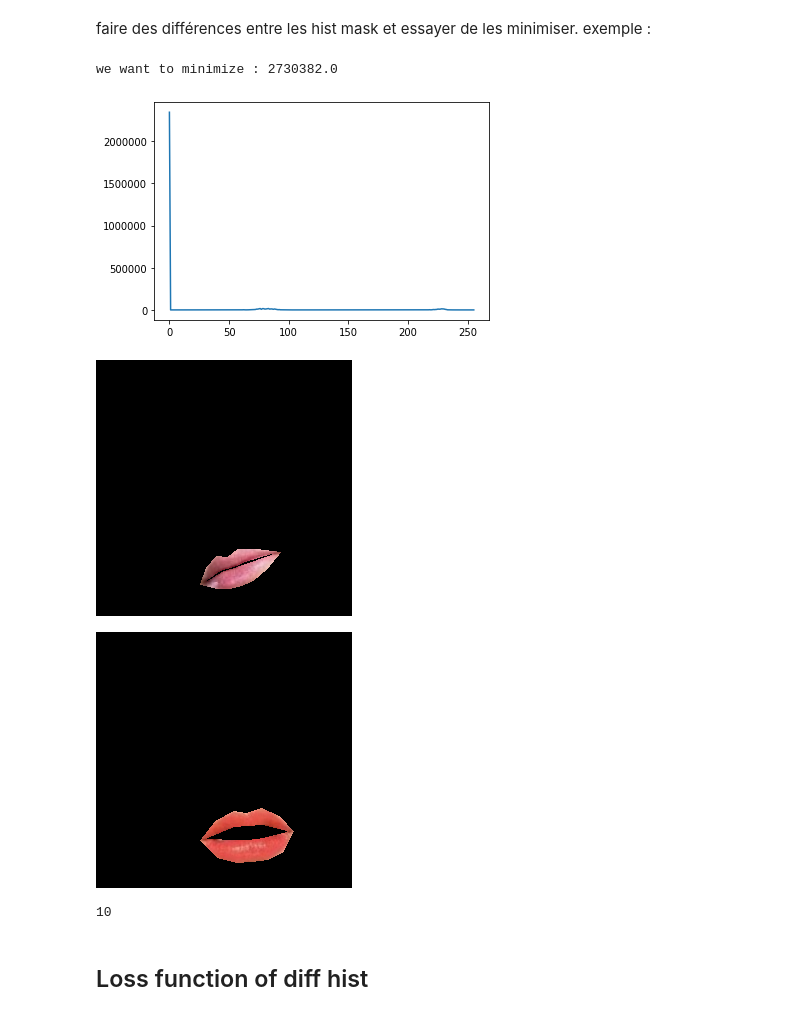
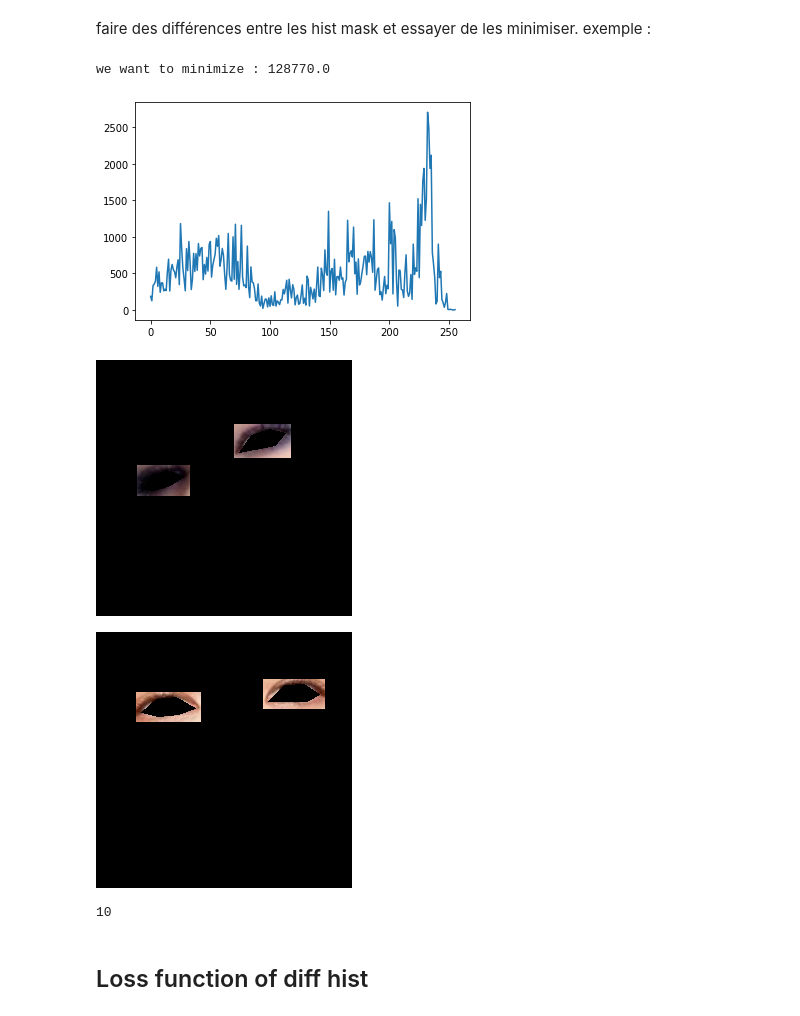
Before and after one commit to songo-l/projet-bmdata, a Jupyter notebook: test_visage.ipynb, the cells around one changed output. Drawn from its saved outputs; the diff is of its cells as text; code cells hidden in the pictures.

Commit message:
Update test_visage.ipynb
add hist_loss

```diff
--- a/test_visage.ipynb
+++ b/test_visage.ipynb
@@ -238,25 +238,33 @@ cv2_imshow(image1)
 faire des différences entre les hist mask et essayer de les minimiser.
 exemple :
 # %%
-# faire des différences entre les mask et essayer de les minimiser
-hist3channels_1 = calc_hist3(lip_mask1_color)
-hist3channels_2 = calc_hist3(lip_mask2_color)
+
 def calc_diff(hist3channels_1,hist3channels_2) :
   return  (hist3channels_1[0] - hist3channels_2[0])**2+(hist3channels_1[1]- hist3channels_2[1])**2+ (hist3channels_1[2] -  hist3channels_2[2])**2
-plt.plot(calc_diff(hist3channels_1,hist3channels_2))
 
-
-print("we want to minimize :",np.sum(calc_diff(hist3channels_1,hist3channels_2)))
+def loss_hist(hist3channels_1,hist3channels_2):
+  diff_hist = np.sum(calc_diff(hist3channels_1,hist3channels_2))
+  tf_hist = tf.convert_to_tensor(diff_hist)
+  return(calc_diff(hist3channels_1,hist3channels_2)
-# %% [output]
-we want to minimize : 2730382.0
-[figure, removed]
+# %%
+# faire des différences entre les mask et essayer de les minimiser
+hist3channels_1 = calc_hist3(eye_mask1_color)
+hist3channels_2 = calc_hist3(eye_mask2_color)
+plt.plot(calc_diff(hist3channels_1,hist3channels_2))
+
+diff_hist = np.sum(calc_diff(hist3channels_1,hist3channels_2))
+print("we want to minimize :",diff_hist)
+tf_hist = tf.convert_to_tensor(diff_hist)
+# %% [output]
+we want to minimize : 128770.0
+[figure, added]
 # %%
-cv2_imshow(lip_mask1_color)
-cv2_imshow(lip_mask2_color)
+cv2_imshow(eye_mask1_color)
+cv2_imshow(eye_mask2_color)
 print("10")
 # %% [output]
-[figure, old version]
+[figure, new version]
-[figure, old version]
+[figure, new version]
 10
 # %% [markdown]
 ## Loss function of diff hist
```
Also changed, not shown: parts of 4 cells of this notebook.
